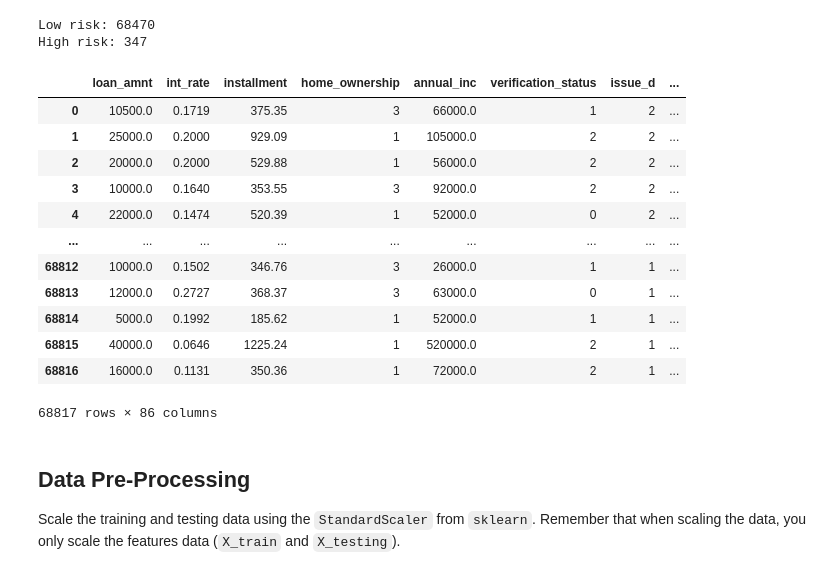
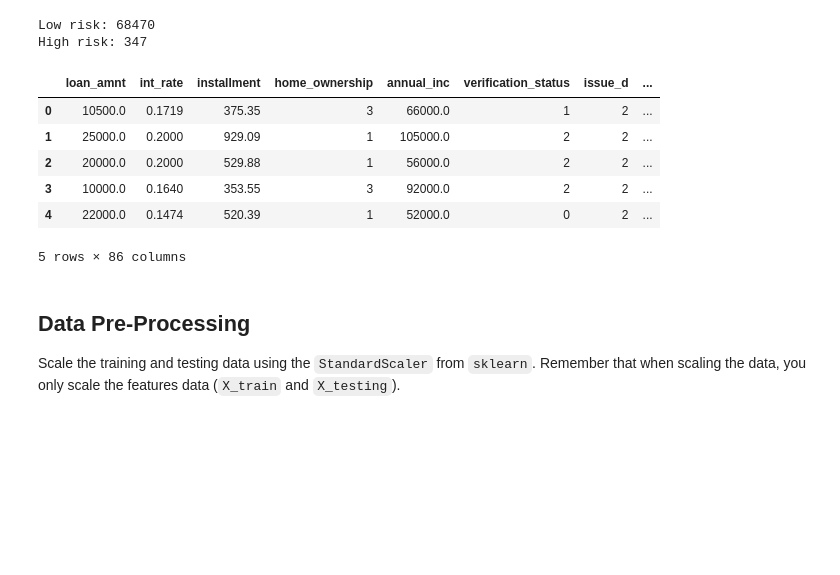
Before and after one commit to chapmanmong/unit11-classification-assignment, a Jupyter notebook: credit_risk_ensemble.ipynb, the cells around one changed output. Saved outputs shown, nothing was run; the diff lists cells and outputs as text; code cells hidden in the pictures; blank space fills up the shorter version.

```diff
--- a/credit_risk_ensemble.ipynb
+++ b/credit_risk_ensemble.ipynb
@@ -72,24 +73,18 @@ High risk: 347
 # %%
 # Split the X and y into X_train, X_test, y_train, y_test
 from sklearn.model_selection import train_test_split
 
 X_train, X_test, y_train, y_test = train_test_split(X, y)
 
-df
+df.head()
 # %% [output]
 |  | loan_amnt | int_rate | installment | home_ownership | annual_inc | verification_status | issue_d | ... |
 | 0 | 10500.0 | 0.1719 | 375.35 | 3 | 66000.0 | 1 | 2 | ... |
 | 1 | 25000.0 | 0.2000 | 929.09 | 1 | 105000.0 | 2 | 2 | ... |
 | 2 | 20000.0 | 0.2000 | 529.88 | 1 | 56000.0 | 2 | 2 | ... |
 | 3 | 10000.0 | 0.1640 | 353.55 | 3 | 92000.0 | 2 | 2 | ... |
 | 4 | 22000.0 | 0.1474 | 520.39 | 1 | 52000.0 | 0 | 2 | ... |
-| ... | ... | ... | ... | ... | ... | ... | ... | ... |
-| 68812 | 10000.0 | 0.1502 | 346.76 | 3 | 26000.0 | 1 | 1 | ... |
-| 68813 | 12000.0 | 0.2727 | 368.37 | 3 | 63000.0 | 0 | 1 | ... |
-| 68814 | 5000.0 | 0.1992 | 185.62 | 1 | 52000.0 | 1 | 1 | ... |
-| 68815 | 40000.0 | 0.0646 | 1225.24 | 1 | 520000.0 | 2 | 1 | ... |
-| 68816 | 16000.0 | 0.1131 | 350.36 | 1 | 72000.0 | 2 | 1 | ... |
-68817 rows × 86 columns
+5 rows × 86 columns
 # %% [markdown]
 ## Data Pre-Processing
 
```
Also changed, not shown: parts of 12 cells of this notebook, 1 other file.
